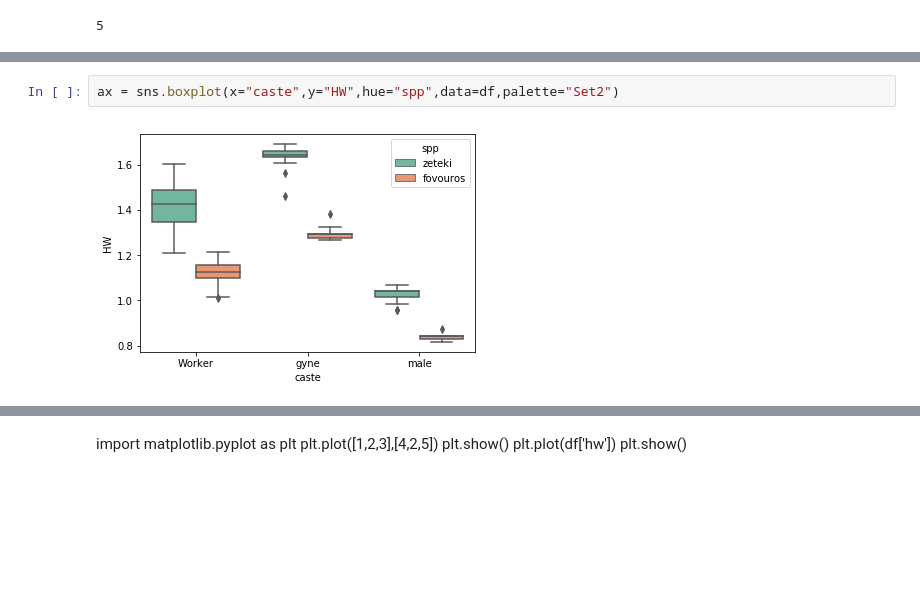
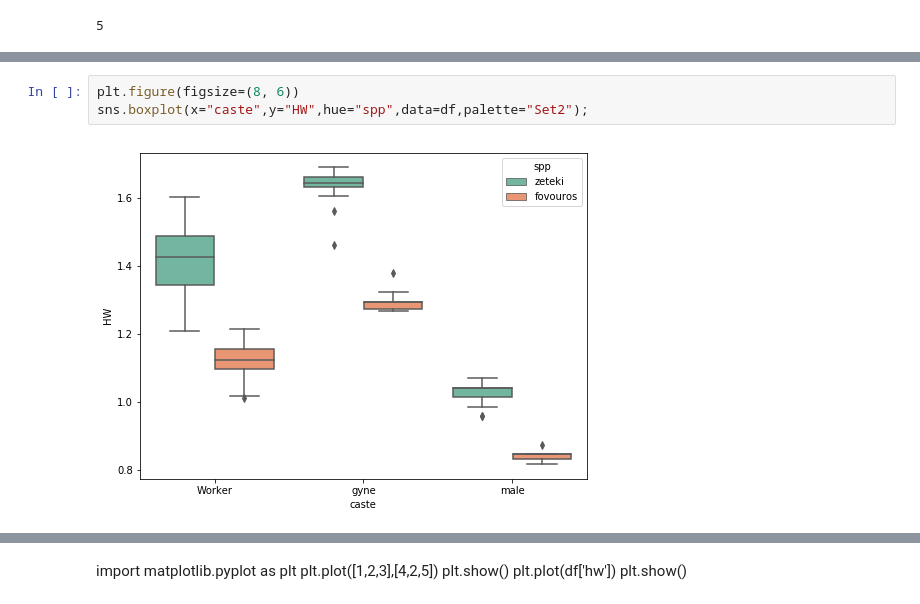
Before and after one commit to crcardenas/playingwithdata, a Jupyter notebook: summarize_morphometric_data.ipynb, the cells around one changed output, grey strips where cells are left out. Cells and saved outputs as stored; diff of their text form; blank space fills up the shorter version.

```diff
--- a/summarize_morphometric_data.ipynb
+++ b/summarize_morphometric_data.ipynb
@@ -362,9 +362,10 @@ WL        float64
 TL        float64
 dtype: object
 # %%
-ax = sns.boxplot(x="caste",y="HW",hue="spp",data=df,palette="Set2")
+plt.figure(figsize=(8, 6))
+sns.boxplot(x="caste",y="HW",hue="spp",data=df,palette="Set2");
 # %% [output]
-[figure, old version]
+[figure, new version]
 # %%
 list = ['HW', 'HL', 'SL', 'EL', 'FL',
         'PL', 'ML', 'PPL', 'GL', 'CI',
```
Also changed, not shown: parts of 2 cells of this notebook.
